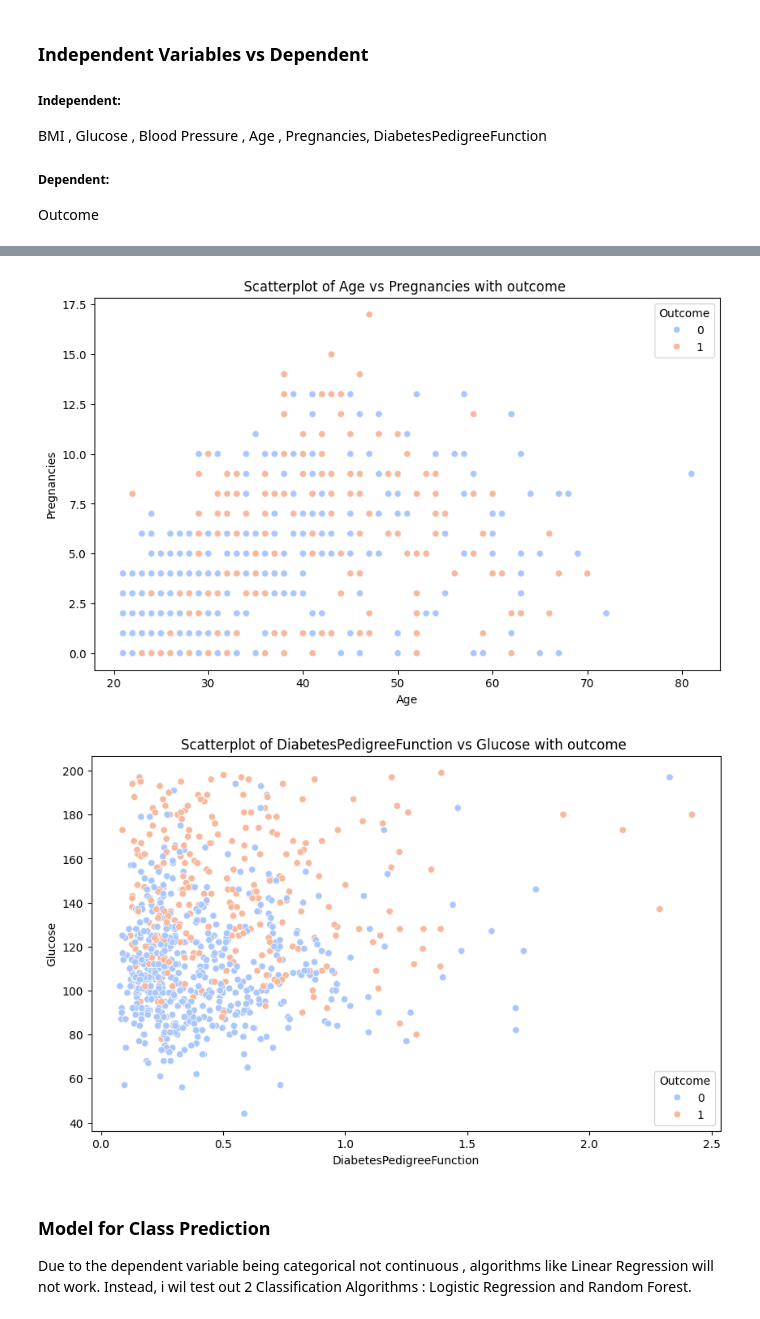
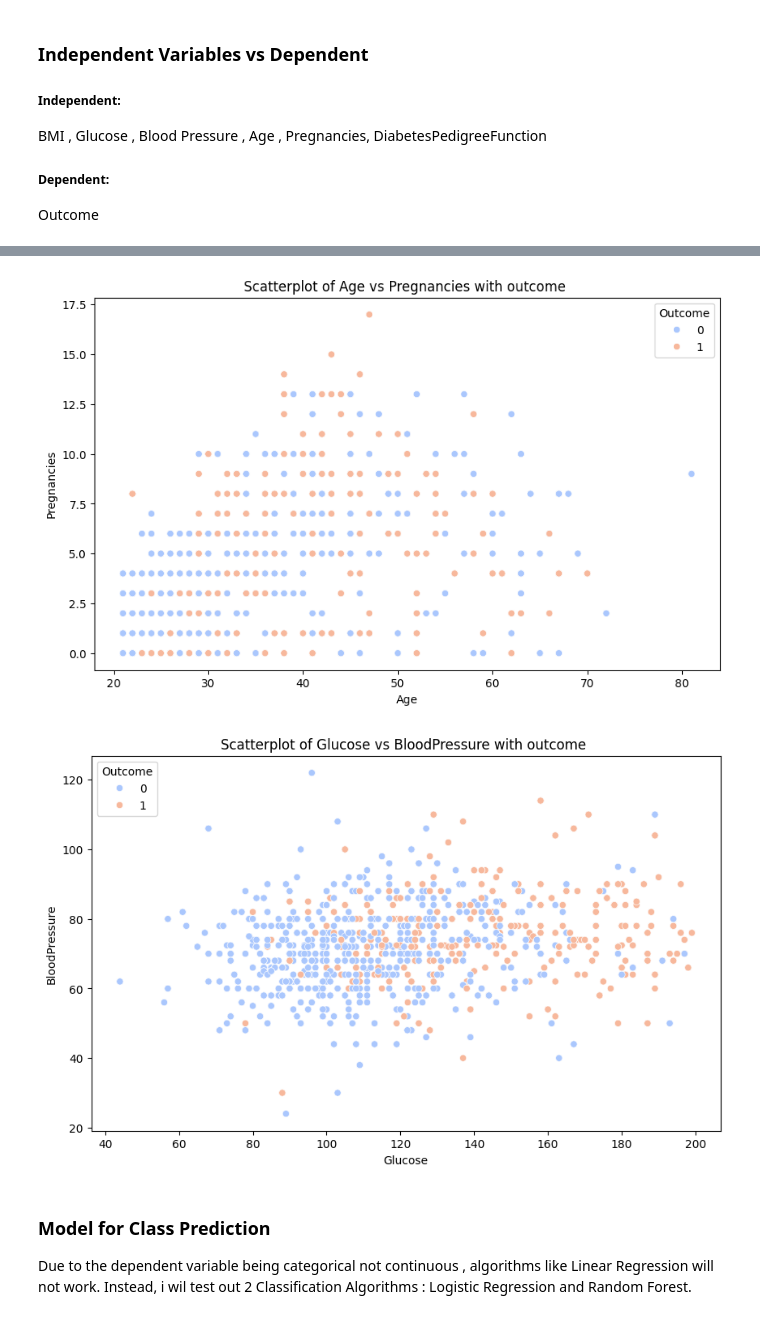
Before and after one commit to MattMW04/Data-Science-Assessment, a Jupyter notebook: Asessment-Data-Usage.ipynb, the cells around one changed output, grey strips where cells are left out. Drawn from its saved outputs; the diff is of its cells as text; code cells hidden in the pictures.

```diff
--- a/Asessment-Data-Usage.ipynb
+++ b/Asessment-Data-Usage.ipynb
@@ -301,36 +313,36 @@ Outcome
 # %%
 
 
-# Scatterplot for BMI vs. Glucose with Outcome hue
+# Scatterplot for BMI vs. Glucose with Outcome hue - example of multivariate analysis
 plt.figure(figsize=(10, 6))
 sns.scatterplot(x=dataset['BMI'], y=dataset['Glucose'], hue=dataset['Outcome'], palette="coolwarm")
 plt.title('Scatterplot of BMI vs Glucose with outcome ')
 plt.xlabel('BMI')
 plt.ylabel('Glucose')
 plt.legend(title='Outcome')
 plt.show()
 
-# Scatterplot for Age vs Pregnancies with Outcome hue
+# Scatterplot for Age vs Pregnancies with Outcome hue - example of multivariate analysis
 plt.figure(figsize=(10, 6))
 sns.scatterplot(x=dataset['Age'], y=dataset['Pregnancies'], hue=dataset['Outcome'], palette="coolwarm")
 plt.title('Scatterplot of Age vs Pregnancies with outcome ')
 plt.xlabel('Age')
 plt.ylabel('Pregnancies')
 plt.legend(title='Outcome')
 plt.show()
 
-# Scatterplot for DiabetesPedigreeFunction vs Glucose with Outcome hue
+# Scatterplot for Glucose vs BloodPressure with Outcome hue - example of multivariate analysis
 plt.figure(figsize=(10, 6))
-sns.scatterplot(x=dataset['DiabetesPedigreeFunction'], y=dataset['Glucose'], hue=dataset['Outcome'], palette="coolwarm")
-plt.title('Scatterplot of DiabetesPedigreeFunction vs Glucose with outcome ')
-plt.xlabel('DiabetesPedigreeFunction')
-plt.ylabel('Glucose')
+sns.scatterplot(x=dataset['Glucose'], y=dataset['BloodPressure'], hue=dataset['Outcome'], palette="coolwarm")
+plt.title('Scatterplot of Glucose vs BloodPressure with outcome ')
+plt.xlabel('Glucose')
+plt.ylabel('BloodPressure')
 plt.legend(title='Outcome')
 plt.show()
 # %% [output]
 [figure]
 [figure]
-[figure, old version]
+[figure, new version]
 # %% [markdown]
 ### Model for Class Prediction
 
```
Also changed, not shown: parts of 5 cells of this notebook, 32 other files.
